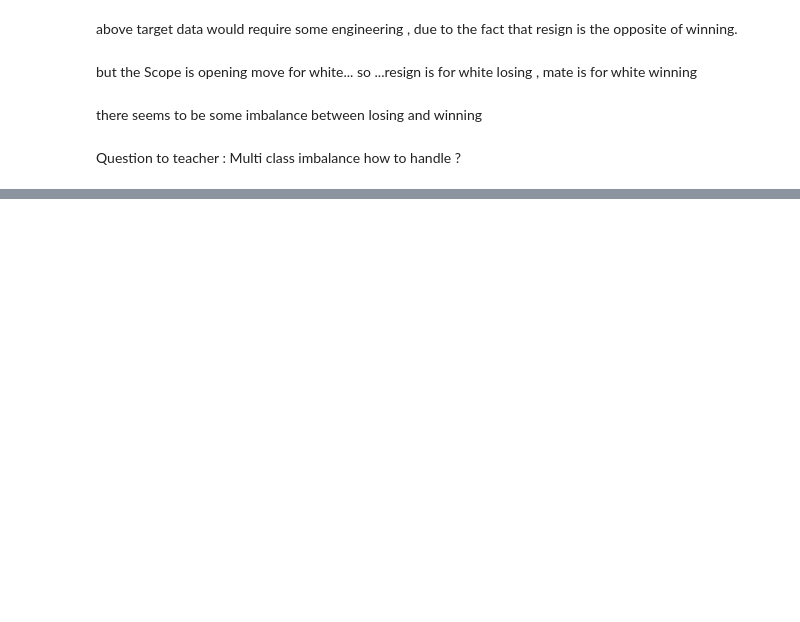
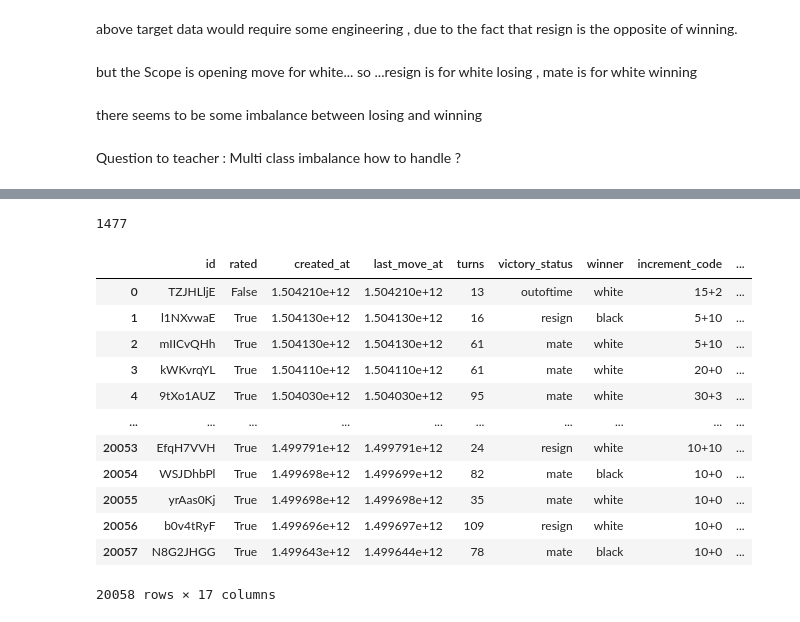
Before and after one commit to salemeid/Tuwaiq-DS-my-project, a Jupyter notebook: Chess_Winning_Move.ipynb, the cells around one changed output, grey strips where cells are left out. Cells and saved outputs as stored; diff of their text form; code cells hidden in the pictures; blank space fills up the shorter version.

```diff
--- a/Chess_Winning_Move.ipynb
+++ b/Chess_Winning_Move.ipynb
@@ -98,0 +197,23 @@ Question to teacher : Multi class imbalance how to handle ?
+# %%
+# need short opening names with variations. as we have got a lot of non unique recrods
+df2['opening_name'].nunique()
+# %% [output]
+1477
+# %%
+df2['opening_name_shrt'] =df2['opening_name'].str.split(":")
+# %%
+df2
+# %% [output]
+|  | id | rated | created_at | last_move_at | turns | victory_status | winner | increment_code | ... |
+| 0 | TZJHLljE | False | 1.504210e+12 | 1.504210e+12 | 13 | outoftime | white | 15+2 | ... |
+| 1 | l1NXvwaE | True | 1.504130e+12 | 1.504130e+12 | 16 | resign | black | 5+10 | ... |
+| 2 | mIICvQHh | True | 1.504130e+12 | 1.504130e+12 | 61 | mate | white | 5+10 | ... |
+| 3 | kWKvrqYL | True | 1.504110e+12 | 1.504110e+12 | 61 | mate | white | 20+0 | ... |
+| 4 | 9tXo1AUZ | True | 1.504030e+12 | 1.504030e+12 | 95 | mate | white | 30+3 | ... |
+| ... | ... | ... | ... | ... | ... | ... | ... | ... | ... |
+| 20053 | EfqH7VVH | True | 1.499791e+12 | 1.499791e+12 | 24 | resign | white | 10+10 | ... |
+| 20054 | WSJDhbPl | True | 1.499698e+12 | 1.499699e+12 | 82 | mate | black | 10+0 | ... |
+| 20055 | yrAas0Kj | True | 1.499698e+12 | 1.499698e+12 | 35 | mate | white | 10+0 | ... |
+| 20056 | b0v4tRyF | True | 1.499696e+12 | 1.499697e+12 | 109 | resign | white | 10+0 | ... |
+| 20057 | N8G2JHGG | True | 1.499643e+12 | 1.499644e+12 | 78 | mate | black | 10+0 | ... |
+20058 rows × 17 columns
```
Also changed, not shown: parts of 50 cells of this notebook, 3 other files.
